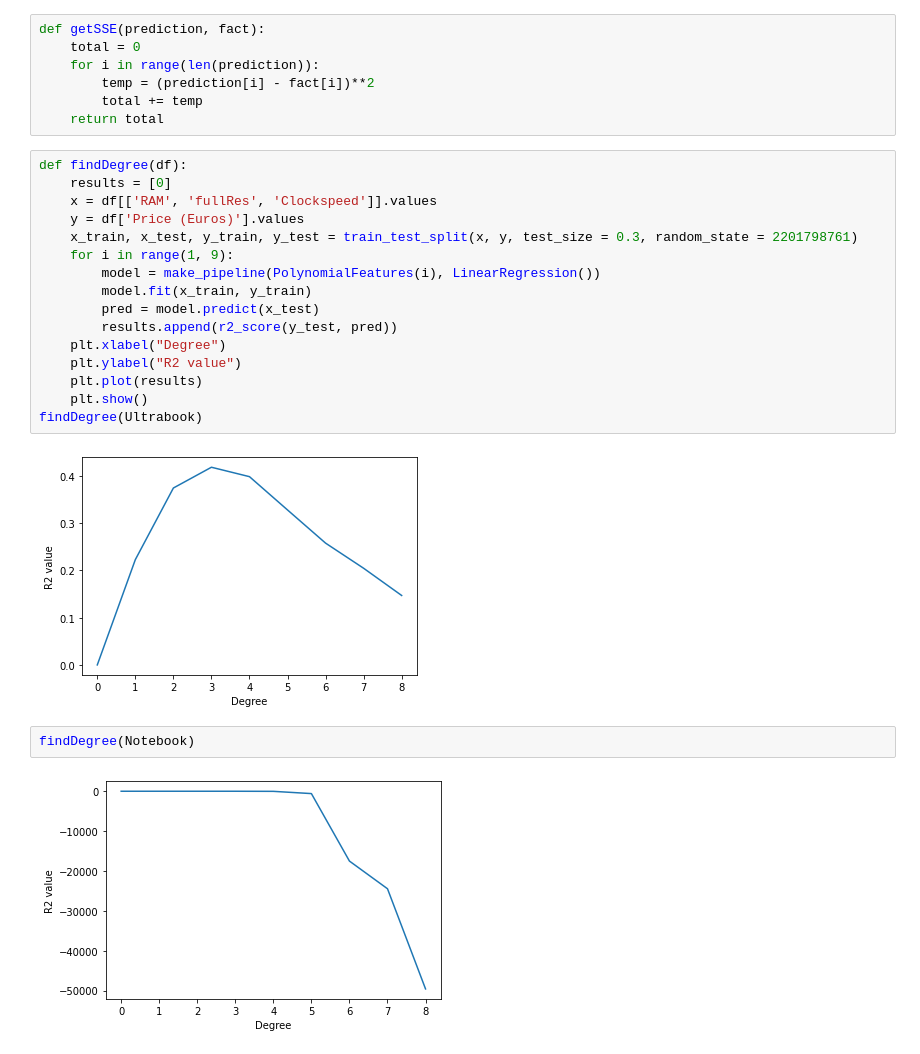
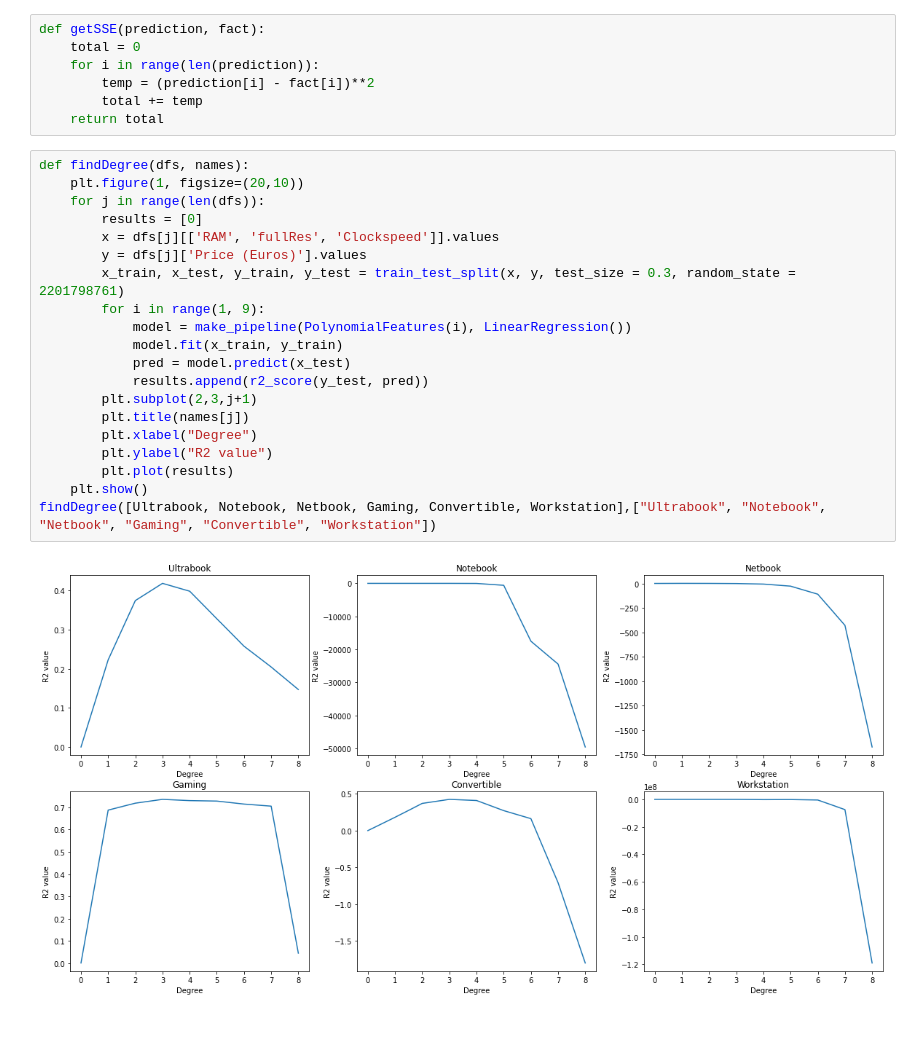
Before and after one commit to nicholasm185/Data-Science-Final-Project, a Jupyter notebook: multi_polynomial_regression.ipynb, the cells around one changed output. Cells and saved outputs as stored; diff of their text form; blank space fills up the shorter version.

Commit message:
fixing plot labels, better results display

```diff
--- a/multi_polynomial_regression.ipynb
+++ b/multi_polynomial_regression.ipynb
@@ -54,24 +54,24 @@ def getSSE(prediction, fact):
         total += temp
     return total
 # %%
-def findDegree(df):
-    results = [0]
-    x = df[['RAM', 'fullRes', 'Clockspeed']].values
-    y = df['Price (Euros)'].values
-    x_train, x_test, y_train, y_test = train_test_split(x, y, test_size = 0.3, random_state = 2201798761)
-    for i in range(1, 9):
-        model = make_pipeline(PolynomialFeatures(i), LinearRegression())
-        model.fit(x_train, y_train)
-        pred = model.predict(x_test)
-        results.append(r2_score(y_test, pred))
-    plt.xlabel("Degree")
-    plt.ylabel("R2 value")
-    plt.plot(results)
+def findDegree(dfs, names):
+    plt.figure(1, figsize=(20,10))
+    for j in range(len(dfs)):
+        results = [0]
+        x = dfs[j][['RAM', 'fullRes', 'Clockspeed']].values
+        y = dfs[j]['Price (Euros)'].values
+        x_train, x_test, y_train, y_test = train_test_split(x, y, test_size = 0.3, random_state = 2201798761)
+        for i in range(1, 9):
+            model = make_pipeline(PolynomialFeatures(i), LinearRegression())
+            model.fit(x_train, y_train)
+            pred = model.predict(x_test)
+            results.append(r2_score(y_test, pred))
+        plt.subplot(2,3,j+1)
+        plt.title(names[j])
+        plt.xlabel("Degree")
+        plt.ylabel("R2 value")
+        plt.plot(results)
     plt.show()
-findDegree(Ultrabook)
+findDegree([Ultrabook, Notebook, Netbook, Gaming, Convertible, Workstation],["Ultrabook", "Notebook", "Netbook", "Gaming", "Convertible", "Workstation"])
 # %% [output]
-[figure, old version]
+[figure, new version]
-# %%
-findDegree(Notebook)
-# %% [output]
-[figure, removed]
```
Also changed, not shown: parts of 12 cells of this notebook, 3 other files.
